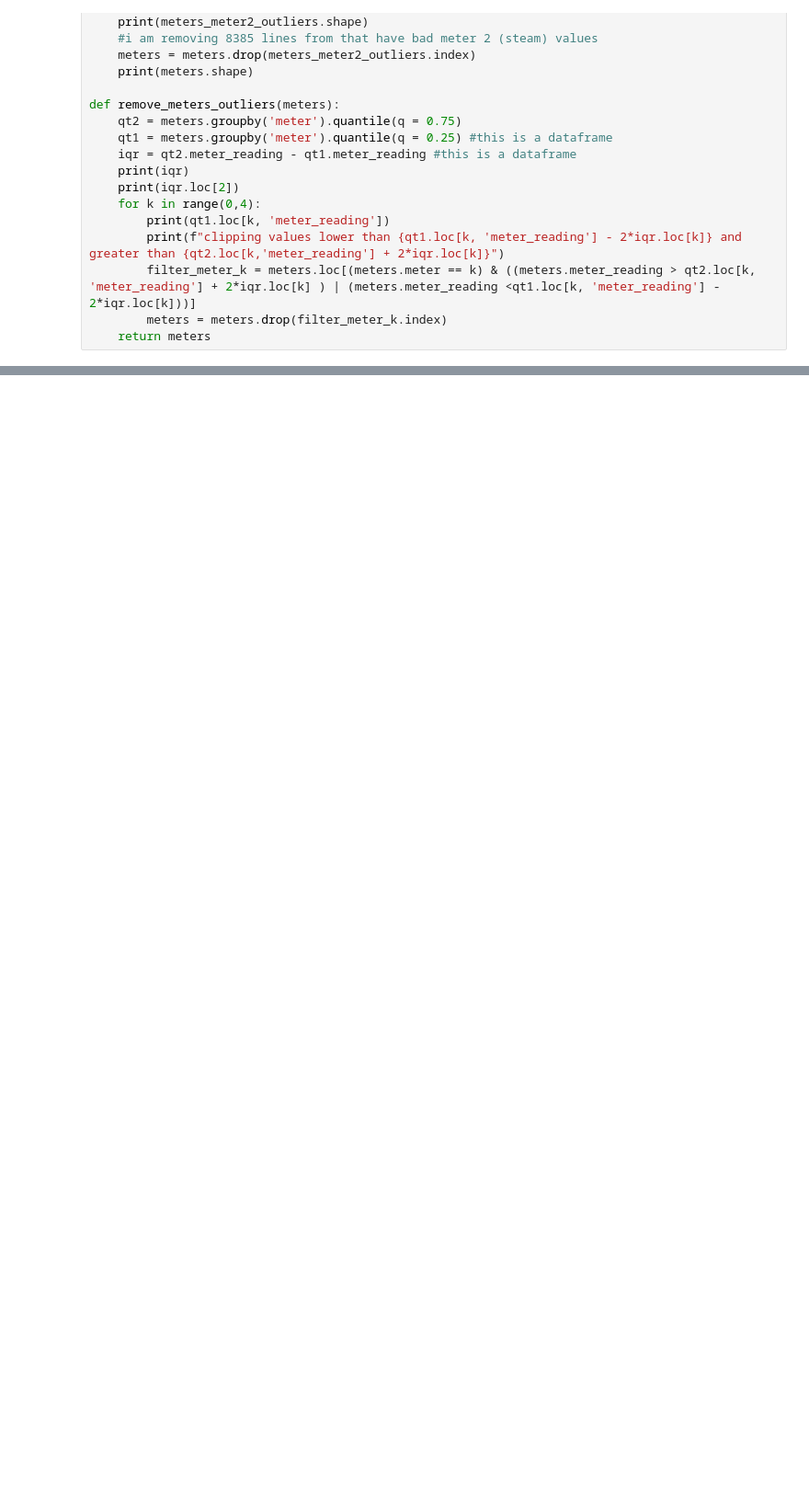
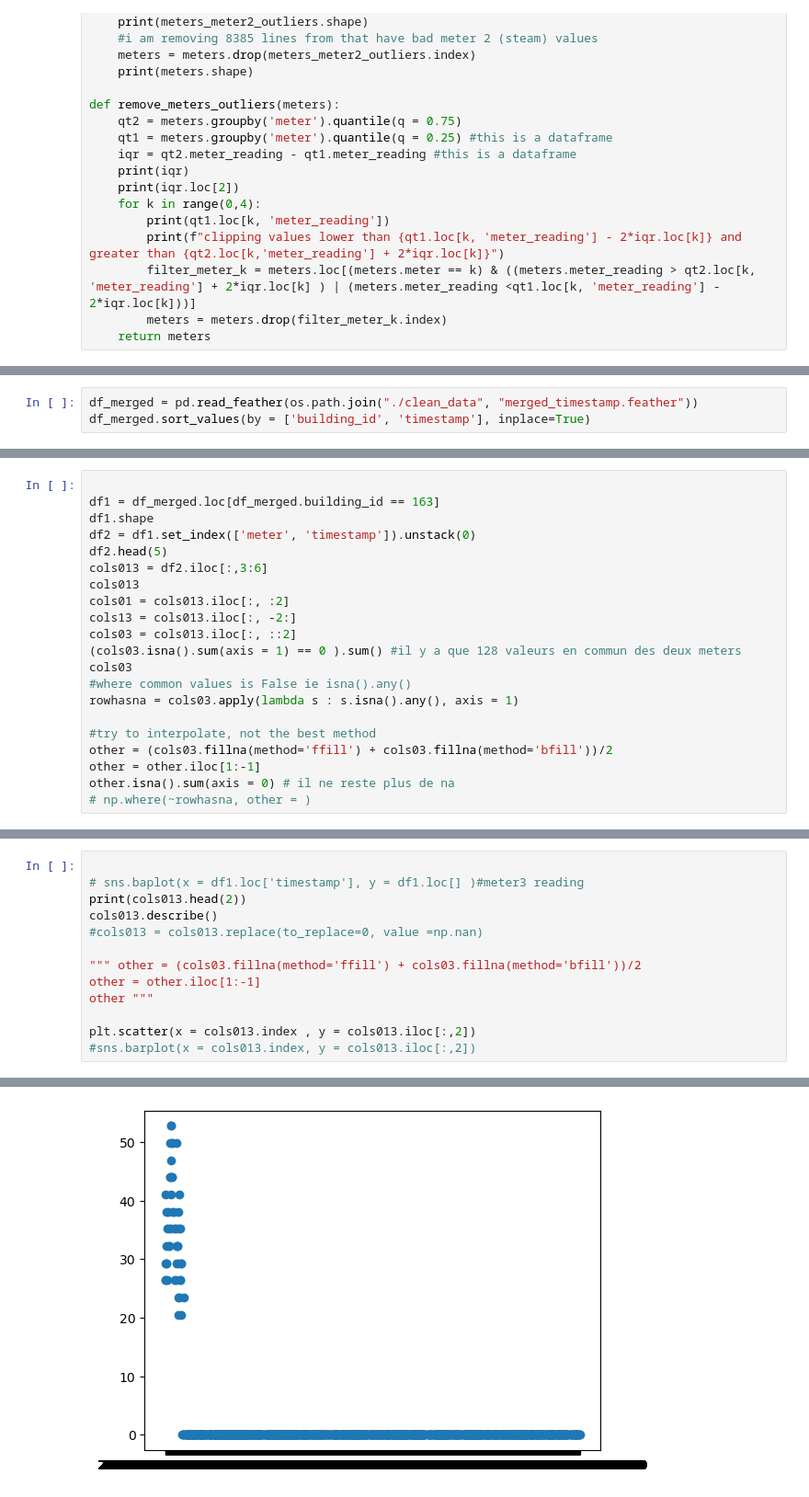
Before and after one commit to juliettejahan/CapgeminiChallenge, a Jupyter notebook: TanguyNotebook.ipynb, the cells around one changed output, grey strips where cells are left out. Shown: that part at 92% size. Cells and saved outputs as stored; diff of their text form; blank space fills up the shorter version.

```diff
--- a/TanguyNotebook.ipynb
+++ b/TanguyNotebook.ipynb
@@ -224,0 +220,3 @@ copytoCapG()
+# %%
+df_merged = pd.read_feather(os.path.join("./clean_data", "merged_timestamp.feather"))
+df_merged.sort_values(by = ['building_id', 'timestamp'], inplace=True)
@@ -224,0 +267,21 @@ copytoCapG()
+# %%
+
+df1 = df_merged.loc[df_merged.building_id == 163]
+df1.shape
+df2 = df1.set_index(['meter', 'timestamp']).unstack(0)
+df2.head(5)
+cols013 = df2.iloc[:,3:6]
+cols013
+cols01 = cols013.iloc[:, :2]
+cols13 = cols013.iloc[:, -2:]
+cols03 = cols013.iloc[:, ::2]
+(cols03.isna().sum(axis = 1) == 0 ).sum() #il y a que 128 valeurs en commun des deux meters
+cols03
+#where common values is False ie isna().any()
+rowhasna = cols03.apply(lambda s : s.isna().any(), axis = 1)
+
+#try to interpolate, not the best method
+other = (cols03.fillna(method='ffill') + cols03.fillna(method='bfill'))/2
+other = other.iloc[1:-1]
+other.isna().sum(axis = 0) # il ne reste plus de na
+# np.where(~rowhasna, other = )
@@ -224,0 +293,14 @@ copytoCapG()
+# %%
+
+# sns.baplot(x = df1.loc['timestamp'], y = df1.loc[] )#meter3 reading
+print(cols013.head(2))
+cols013.describe()
+#cols013 = cols013.replace(to_replace=0, value =np.nan)
+
+""" other = (cols03.fillna(method='ffill') + cols03.fillna(method='bfill'))/2
+other = other.iloc[1:-1]
+other """
+
+plt.scatter(x = cols013.index , y = cols013.iloc[:,2])
+#sns.barplot(x = cols013.index, y = cols013.iloc[:,2])
+# %% [output]
@@ -224,0 +313 @@ copytoCapG()
+[figure, added]
```
Also changed, not shown: parts of 38 cells of this notebook.
